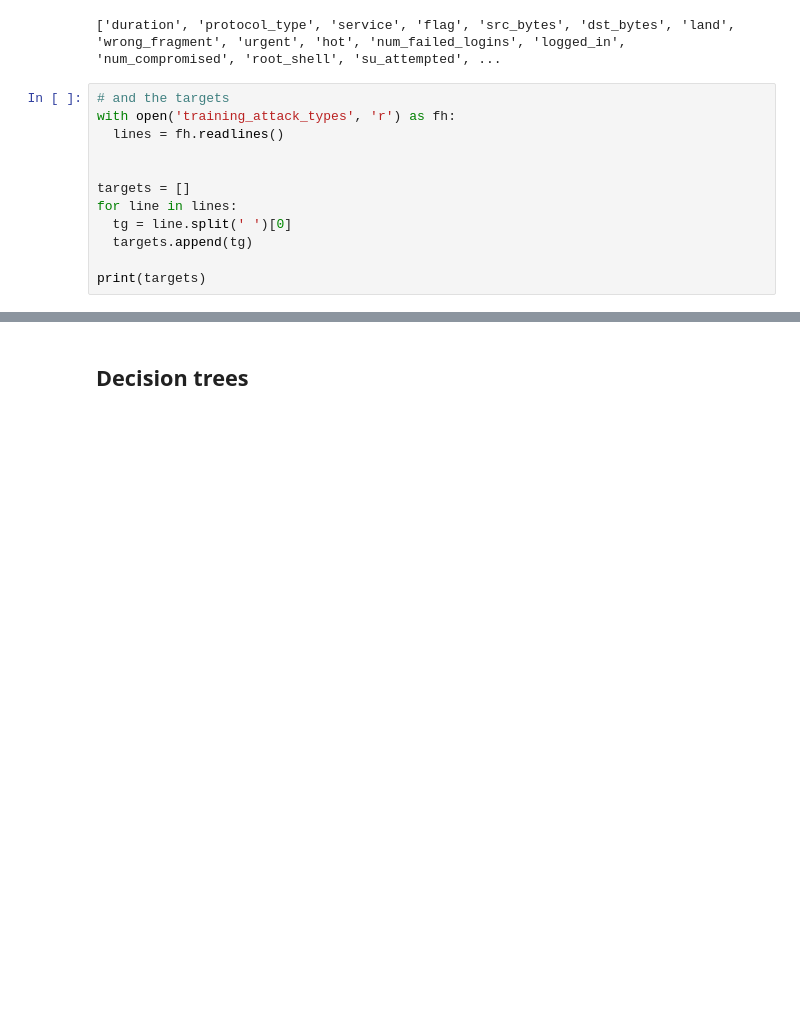
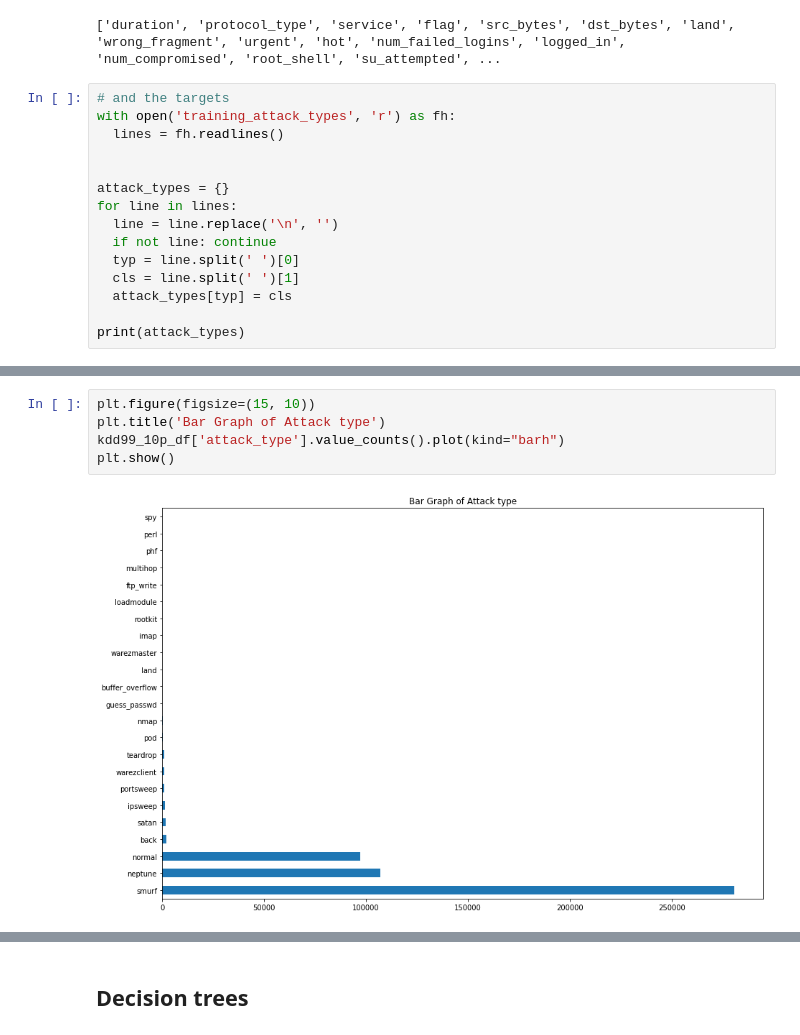
Before and after one commit to sblack4/binder-k99-analysis, a Jupyter notebook: index.ipynb, the cells around one changed output, grey strips where cells are left out. Drawn from its saved outputs; the diff is of its cells as text; blank space fills up the shorter version.

```diff
--- a/index.ipynb
+++ b/index.ipynb
@@ -93,10 +93,13 @@ with open('training_attack_types', 'r') as fh:
   lines = fh.readlines()
 
 
-targets = []
+attack_types = {}
 for line in lines:
-  tg = line.split(' ')[0]
-  targets.append(tg)
+  line = line.replace('\n', '')
+  if not line: continue
+  typ = line.split(' ')[0]
+  cls = line.split(' ')[1]
+  attack_types[typ] = cls
 
-print(targets)
+print(attack_types)
 # %% [output]
@@ -148,0 +154,7 @@ memory usage: 158.3+ MB
+# %%
+plt.figure(figsize=(15, 10))
+plt.title('Bar Graph of Attack type')
+kdd99_10p_df['attack_type'].value_counts().plot(kind="barh")
+plt.show()
+# %% [output]
+[figure, added]
```
Also changed, not shown: parts of 29 cells of this notebook, 3 other files.
